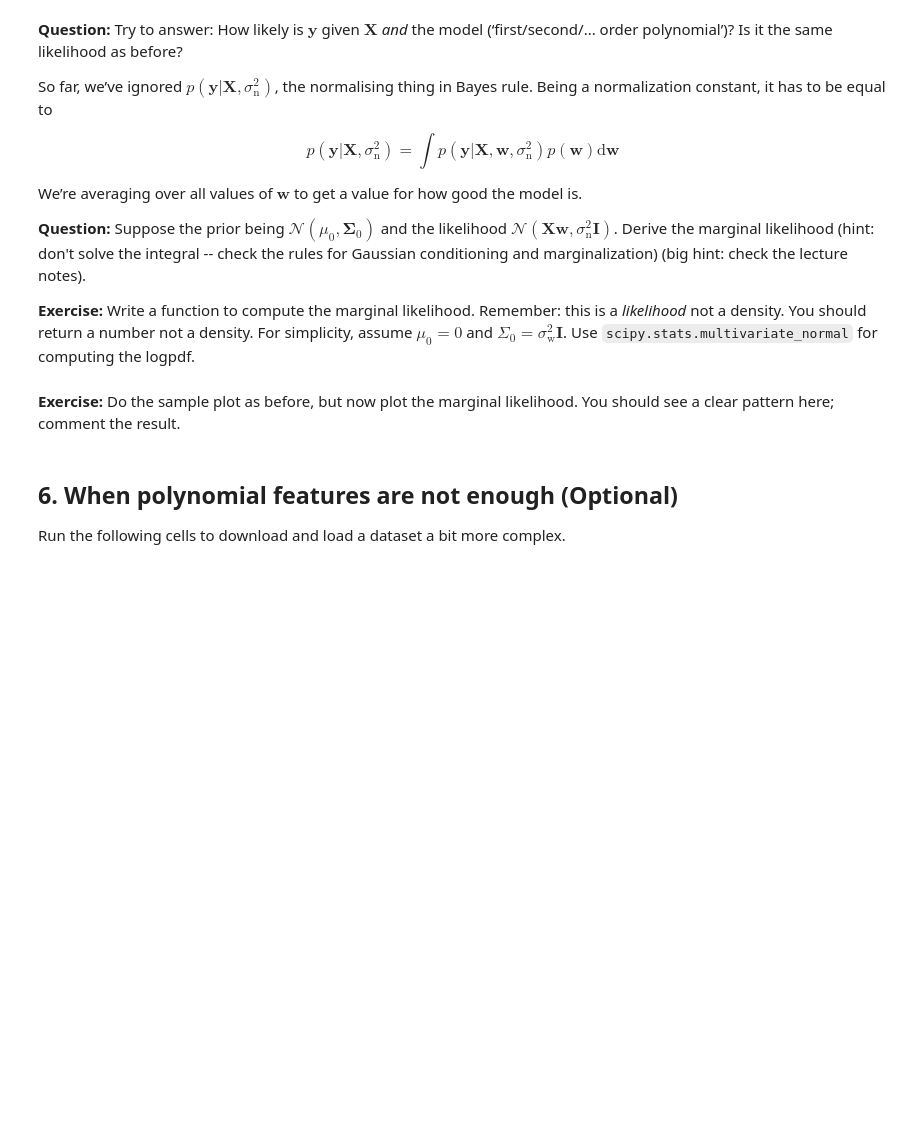
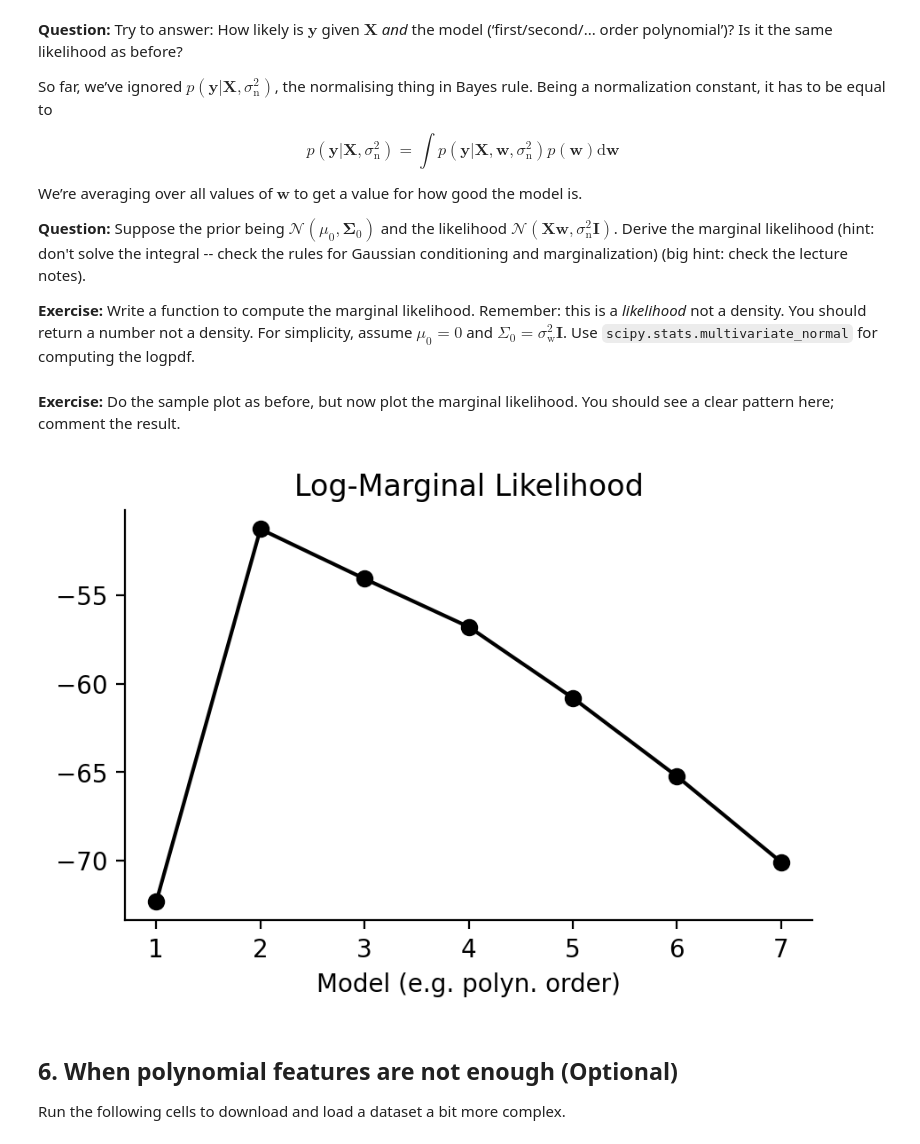
Before and after one commit to annalithell/asi-labs, a Jupyter notebook: lab_week1/Bayesian_Linear_Regression.ipynb, the cells around one changed output. Saved outputs shown, nothing was run; the diff lists cells and outputs as text; code cells hidden in the pictures; blank space fills up the shorter version.

```diff
--- a/lab_week1/Bayesian_Linear_Regression.ipynb
+++ b/lab_week1/Bayesian_Linear_Regression.ipynb
@@ -457,23 +456,35 @@ def marginal_likelihood(X, y, sw2, sn2):
+# %%
+from scipy.stats import multivariate_normal
+
+
+def marginal_likelihood(X, y, sw2, sn2):
+    # calculate prior covariance
+    I = np.eye(X.shape[1])
+    prior_cov = sw2 * I
+    marginal_cov = X @ (prior_cov @ X.T) + (sn2 * np.eye(X.shape[0]))
+    # calculate marginal likelihood
+    marginal_ll = multivariate_normal.logpdf(y, mean=np.zeros(X.shape[0]), cov=marginal_cov)
+    return marginal_ll
 # %% [markdown]
 **Exercise:** Do the sample plot as before, but now plot the marginal likelihood. You should see a clear pattern here; comment the result.
 # %%
 def evaluate_marginal_likelihood(x, y, K, sn2, sw2):
-    # @@ COMPLETE @@ #
-    # X =
-    # marginal_ll = ...
+    X = build_features(x, K)
+    marginal_ll = marginal_likelihood(X, y, sw2, sn2)
     return marginal_ll
-
 
 poly_orders = range(1, 8)
 mll = [evaluate_marginal_likelihood(x, y, K, sn2, sw2) for K in poly_orders]
 
 fig, ax = plt.subplots(figsize=[5, 3])
 ax.plot(poly_orders, mll, "-ok")
 ax.margins(0.05)
 
 ax.set_title("Log-Marginal Likelihood")
 ax.set_xlabel("Model (e.g. polyn. order)")
 plt.show()
+# %% [output]
+[figure, added]
 # %% [markdown]
 ## 6. When polynomial features are not enough (Optional)
 
```
Also changed, not shown: parts of 9 cells of this notebook.
